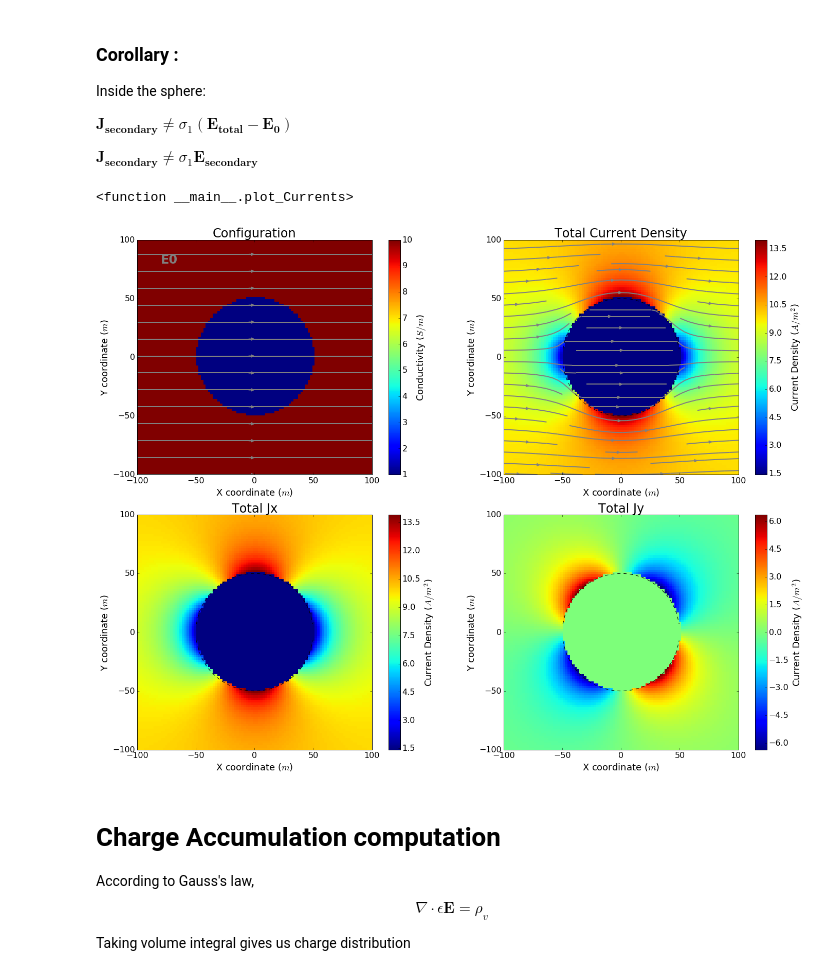
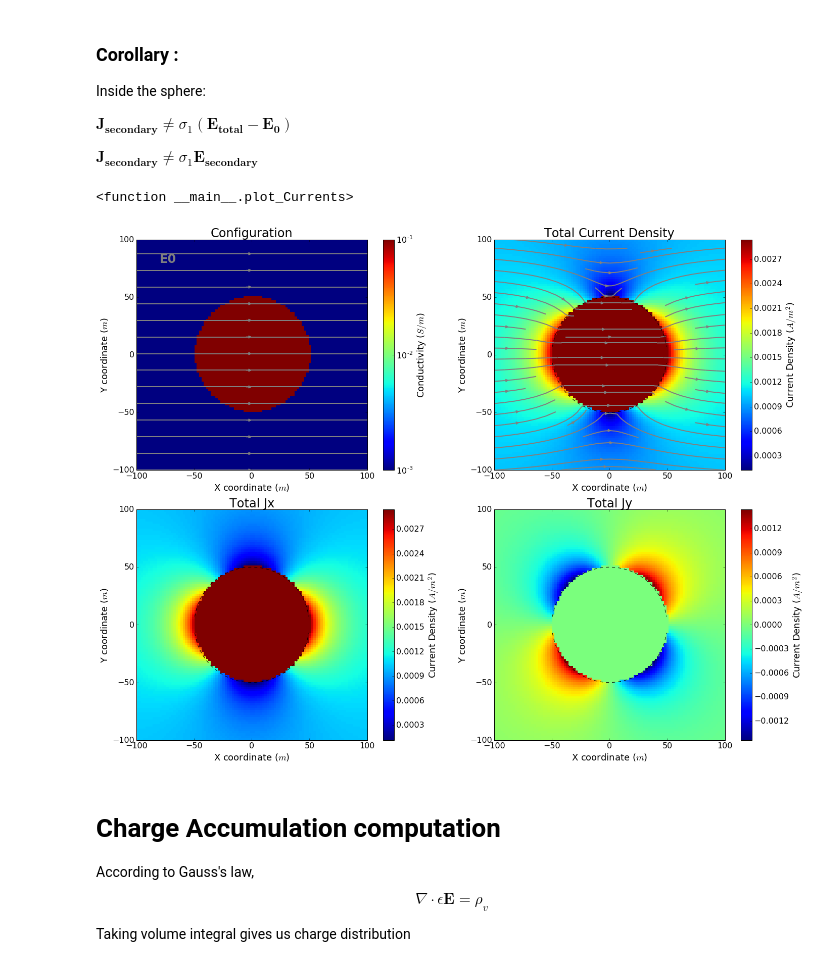
Before and after one commit to geoscixyz/em, a Jupyter notebook: examples/sphere/ElectrostaticSphere.ipynb, the cells around one changed output. Drawn from its saved outputs; the diff is of its cells as text; code cells hidden in the pictures.

Commit message:
ongoing work on plots

```diff
--- a/examples/sphere/ElectrostaticSphere.ipynb
+++ b/examples/sphere/ElectrostaticSphere.ipynb
@@ -25,10 +29,10 @@ http://www.3ptscience.com/app/DCresistivity
 # %% [markdown]
 # Parameters for the sphere Problem
 # %%
-sig0 = 10.          # conductivity of the wholespace
-sig1 = 100.         # conductivity of the sphere
-R    = 50.          # radius of the sphere
-E0   = 1.           # inducing field strength
+sig0 = 10**-2.          # conductivity of the wholespace in S/m
+sig1 = 10**-3.         # conductivity of the sphere in S/m
+R    = 50.          # radius of the sphere in meters
+E0   = 1.           # inducing field strength in V/m
 n = 100             #level of discretisation
 xr = np.linspace(-2.*R, 2.*R, n) # X-axis discretization
 yr = xr.copy()      # Y-axis discretization
@@ -110,6 +114,12 @@ def get_Potential(XYZ,sig0,sig1,R,E0):
 #def get_Primary_Potential(XYZ,sig0,sig1,R,E0):
 #   x = XYZ[:,0]
 #   return - E0*x
+# %%
+def conductivity_log_wrapper(log_sig0,log_sig1):
+    sig0 = 10**log_sig0
+    sig1 = 10**log_sig1
+
+    return sig0,sig1
 # %%
 # Interactive tool to visualise the primary, secondary and total potentials
 
@@ -425,12 +440,14 @@ def get_Current(XYZ,sig0,sig1,R,Et,Ep,Es):
 # Interactice visualisation of the current density
 
 R_slider  = FloatSlider(min=0., max =50., step=10., value=50.)
-S1_slider = FloatSlider(min=1., max =100., step=1.,value=1.)
-S0_slider = FloatSlider(min=1., max =100., step=1.,value=10.)
+S1_slider = FloatSlider(min=-5., max =5., step=0.5,value=-1.)
+S0_slider = FloatSlider(min=-5., max =5., step=0.5,value=-3.)
 E0_slider = FloatSlider(min=-10., max =10., step=2., value=1.)
 PlotOpt_button = ToggleButtons(options=['Total','Secondary'],value = 'Total')
 
-def plot_Currents(R,sig1,sig0,E0,PlotOpt):
+def plot_Currents(R,log_sig1,log_sig0,E0,PlotOpt):
+
+    sig0,sig1 = conductivity_log_wrapper(log_sig0,log_sig1)
 
     Sigma = get_Conductivity(XYZ,sig0,sig1,R)
     Et, Ep, Es = get_ElectricField(XYZ,sig0,sig1,R,E0)
@@ -449,8 +466,8 @@ def plot_Currents(R,sig1,sig0,E0,PlotOpt):
     fig,ax = plt.subplots(2,2,figsize=(20,15))
     ax=mkvc(ax)
 
-    ax[0].pcolor(xr,yr,Sigma.reshape(xr.size, yr.size))
-    cb0 = plt.colorbar(ax[0].pcolor(xr,yr,Sigma.reshape(xr.size, yr.size)),ax=ax[0])
+    cf = ax[0].pcolor(xr,yr,Sigma.reshape(xr.size, yr.size),norm=colors.LogNorm(vmin=min(sig0,sig1),vmax=max(sig0,sig1)))
+    cb0 = plt.colorbar(cf,ax=ax[0])
     cb0.set_label(label= 'Conductivity ($S/m$)',size=ftsize_label) #weight='bold')
     cb0.ax.tick_params(labelsize=ftsize_axis)
     ax[0].streamplot(xr,yr,Ep[:,0].reshape(xr.size,yr.size),Ep[:,1].reshape(xr.size,yr.size),color='gray'
@@ -516,35 +533,35 @@ def plot_Currents(R,sig1,sig0,E0,PlotOpt):
         ax[2].pcolor(xr,yr,JsAmp)
         cb2 = plt.colorbar(ax[2].pcolor(xr,yr,JsAmp),ax=ax[2])
         cb2.set_label(label= 'Current Density ($A/m^2$)',size=ftsize_label) #weight='bold')
         cb2.ax.tick_params(labelsize=ftsize_axis)
         ax[2].streamplot(xr,yr,JsXr,JsYr,color='gray',linewidth=2.)#angles='xy',scale_units='xy',scale=1)
         ax[2].plot(xcirc,np.sqrt(R**2-xcirc**2),'--k',xcirc,-np.sqrt(R**2-xcirc**2),'--k')
         ax[2].set_xlim([xr.min(),xr.max()])
         ax[2].set_ylim([yr.min(),yr.max()])
         ax[2].set_title('secondary Current Density',fontsize=ftsize_title)
 
         ax[1].pcolor(xr,yr,JsXr)
         cb1 = plt.colorbar(ax[1].pcolor(xr,yr,JsXr),ax=ax[1])
         cb1.set_label(label= 'Current Density ($A/m^2$)',size=ftsize_label) #weight='bold')
         cb1.ax.tick_params(labelsize=ftsize_axis)
         ax[1].set_title('Secondary Jx',fontsize=ftsize_title)
 
         ax[3].pcolor(xr,yr,Js[:,1].reshape(xr.size,yr.size))
         cb3 = plt.colorbar(ax[3].pcolor(xr,yr,JsYr),ax=ax[3])
         cb3.set_label(label= 'Current Density ($A/m^2$)',size=ftsize_label) #weight='bold')
         cb3.ax.tick_params(labelsize=ftsize_axis)
         ax[3].set_title('Secondary Jy',fontsize=ftsize_title)
 
     else:
         print('Oups')
 
     plt.tight_layout()
 
 
-interact(plot_Currents, R=R_slider, sig1=S1_slider, sig0=S0_slider,E0=E0_slider,PlotOpt=PlotOpt_button)
+interact(plot_Currents, R=R_slider, log_sig1=S1_slider, log_sig0=S0_slider,E0=E0_slider,PlotOpt=PlotOpt_button)
 # %% [output]
 <function __main__.plot_Currents>
-[figure, old version]
+[figure, new version]
 # %% [markdown]
 # Charge Accumulation computation
 
```
Also changed, not shown: parts of 8 cells of this notebook, 2 other files.
